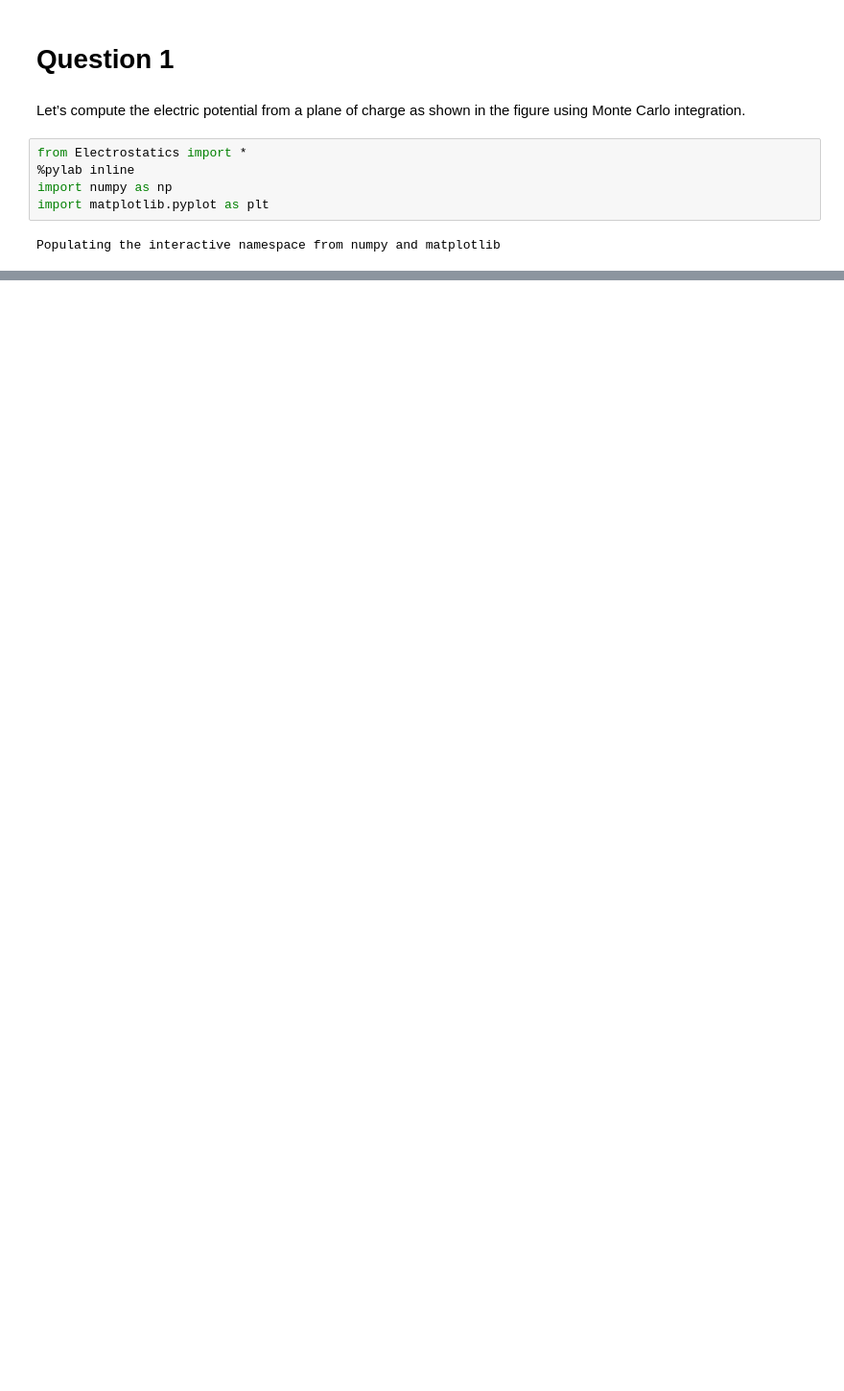
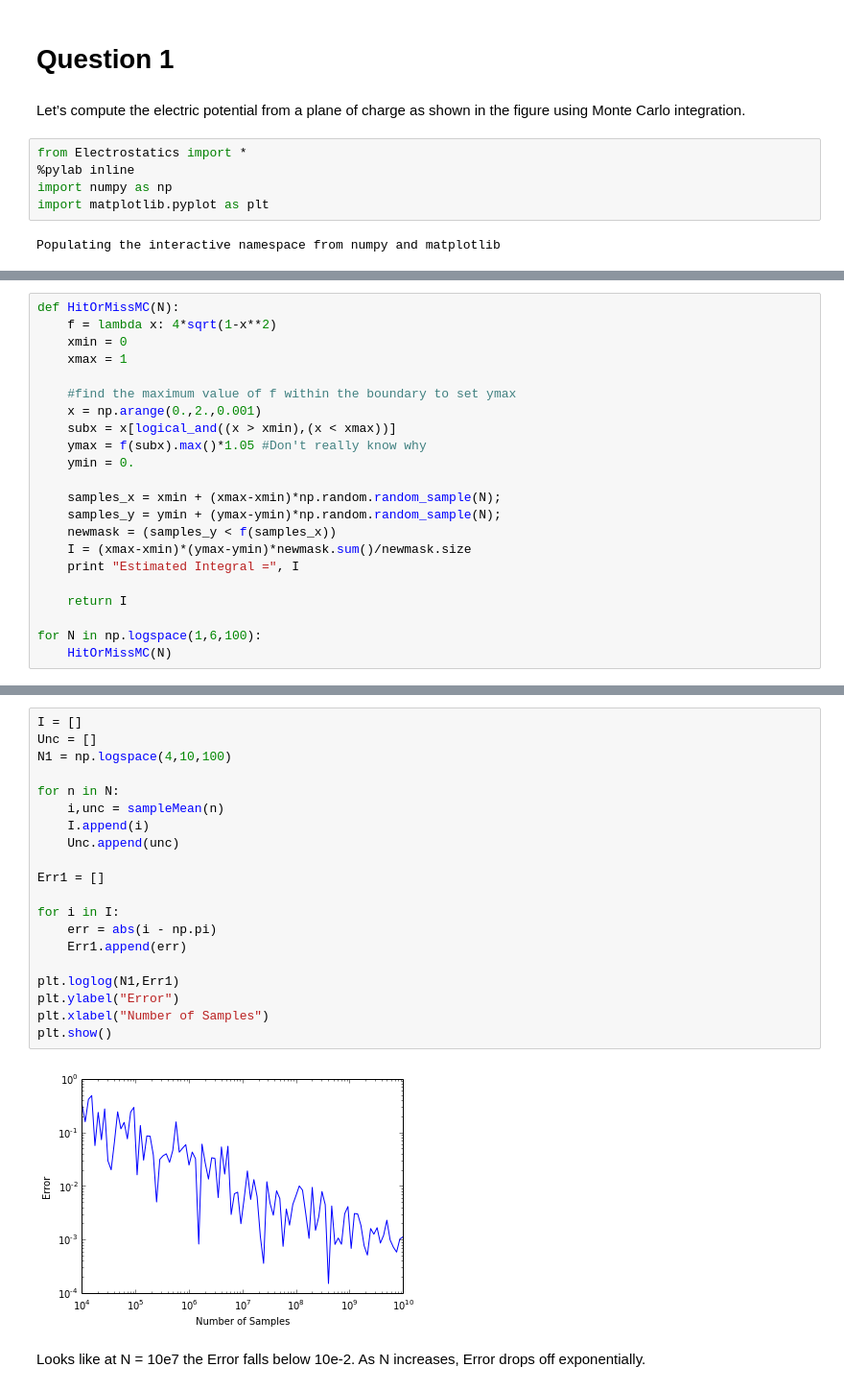
Before and after one commit to jgoad/PHYS202-S14, a Jupyter notebook: SciPy/MCIntegrationExercises.ipynb, the cells around one changed output, grey strips where cells are left out. Shown at 96% size. Drawn from its saved outputs; the diff is of its cells as text; blank space fills up the shorter version.

```diff
--- a/SciPy/MCIntegrationExercises.ipynb
+++ b/SciPy/MCIntegrationExercises.ipynb
@@ -52,0 +170,22 @@ I_samplemean = 0.0130631719919  +/-  1.5059598363e-05
+# %%
+def HitOrMissMC(N):
+    f = lambda x: 4*sqrt(1-x**2)
+    xmin = 0
+    xmax = 1
+
+    #find the maximum value of f within the boundary to set ymax
+    x = np.arange(0.,2.,0.001)
+    subx = x[logical_and((x > xmin),(x < xmax))]
+    ymax = f(subx).max()*1.05 #Don't really know why
+    ymin = 0.
+
+    samples_x = xmin + (xmax-xmin)*np.random.random_sample(N);
+    samples_y = ymin + (ymax-ymin)*np.random.random_sample(N);
+    newmask = (samples_y < f(samples_x))
+    I = (xmax-xmin)*(ymax-ymin)*newmask.sum()/newmask.size
+    print "Estimated Integral =", I
+
+    return I
+
+for N in np.logspace(1,6,100):
+    HitOrMissMC(N)
@@ -52,0 +288,24 @@ I_samplemean = 0.0130631719919  +/-  1.5059598363e-05
+# %%
+I = []
+Unc = []
+N1 = np.logspace(4,10,100)
+
+for n in N:
+    i,unc = sampleMean(n)
+    I.append(i)
+    Unc.append(unc)
+
+Err1 = []
+
+for i in I:
+    err = abs(i - np.pi)
+    Err1.append(err)
+
+plt.loglog(N1,Err1)
+plt.ylabel("Error")
+plt.xlabel("Number of Samples")
+plt.show()
+# %% [output]
+[figure, added]
+# %% [markdown]
+Looks like at N = 10e7 the Error falls below 10e-2. As N increases, Error drops off exponentially.
```
Also changed, not shown: parts of 21 cells of this notebook, 1 other file.
